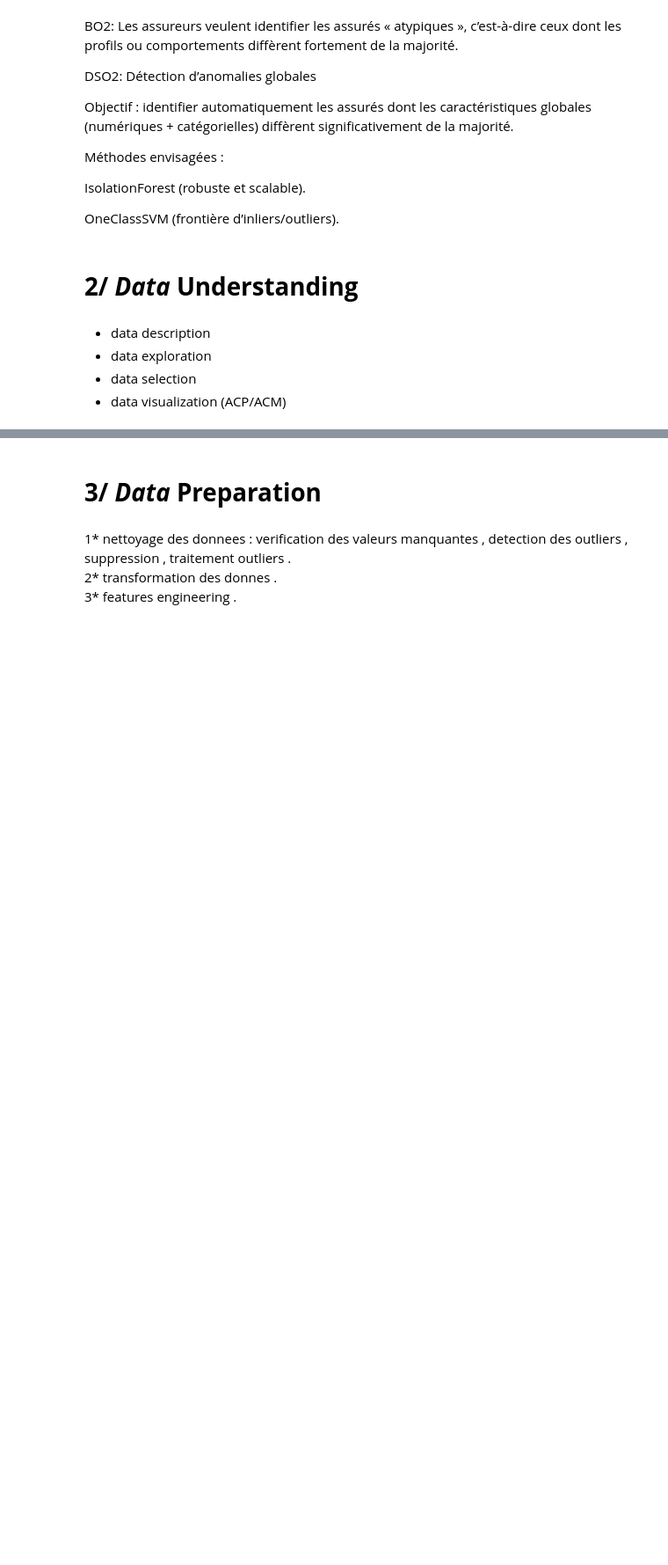
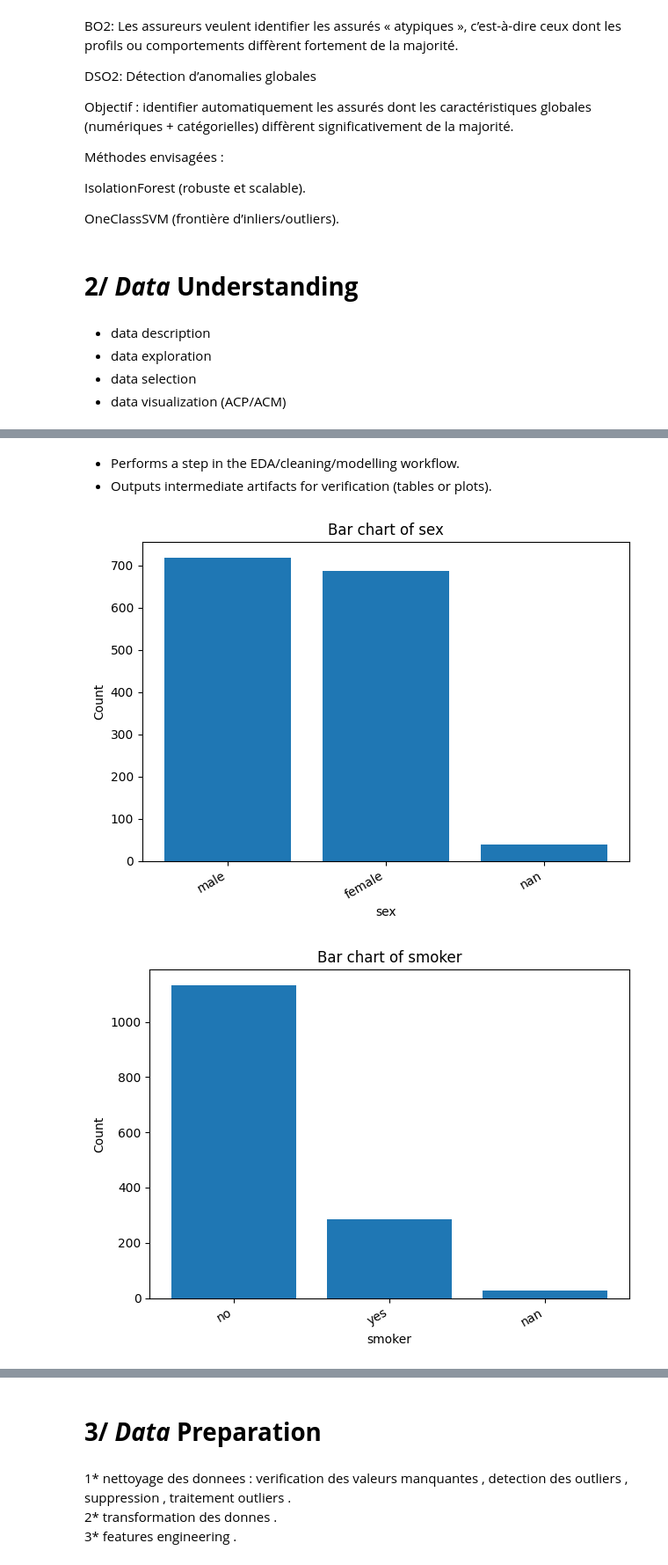
Before and after one commit to yosriawedi/ML-Project-Insurance, a Jupyter notebook: NeuroNova.ipynb, the cells around one changed output, grey strips where cells are left out. Shown at 88% size. Cells and saved outputs as stored; diff of their text form; code cells hidden in the pictures; blank space fills up the shorter version.

```diff
--- a/NeuroNova.ipynb
+++ b/NeuroNova.ipynb
@@ -41,0 +197,7 @@ OneClassSVM (frontière d’inliers/outliers).
+# %%
+cat_cols = data.select_dtypes(include=["object", "category"]).columns.tolist()
+for c in cat_cols:
+    vc  = data[c].value_counts(dropna=False, normalize=False)
+    vcp = (data[c].value_counts(dropna=False, normalize=True) * 100).round(4)
+    cat_value_counts = pd.DataFrame({"count": vc, "percentage_%": vcp}).rename_axis(c).reset_index()
+    show_table(f"06 - Value counts for '{c}' (incl. NaN)", cat_value_counts)
@@ -41,0 +341,17 @@ OneClassSVM (frontière d’inliers/outliers).
+# %% [markdown]
+- Performs a step in the EDA/cleaning/modelling workflow.
+- Outputs intermediate artifacts for verification (tables or plots).
+# %%
+for col in cat_cols:
+    plt.figure()
+    counts = data[col].value_counts(dropna=False)
+    plt.bar(counts.index.astype(str), counts.values)
+    plt.title(f"Bar chart of {col}")
+    plt.xlabel(col)
+    plt.ylabel("Count")
+    plt.xticks(rotation=30, ha='right')
+    plt.tight_layout()
+    plt.show()
+# %% [output]
+[figure, added]
+[figure, added]
```
Also changed, not shown: parts of 85 cells of this notebook.
